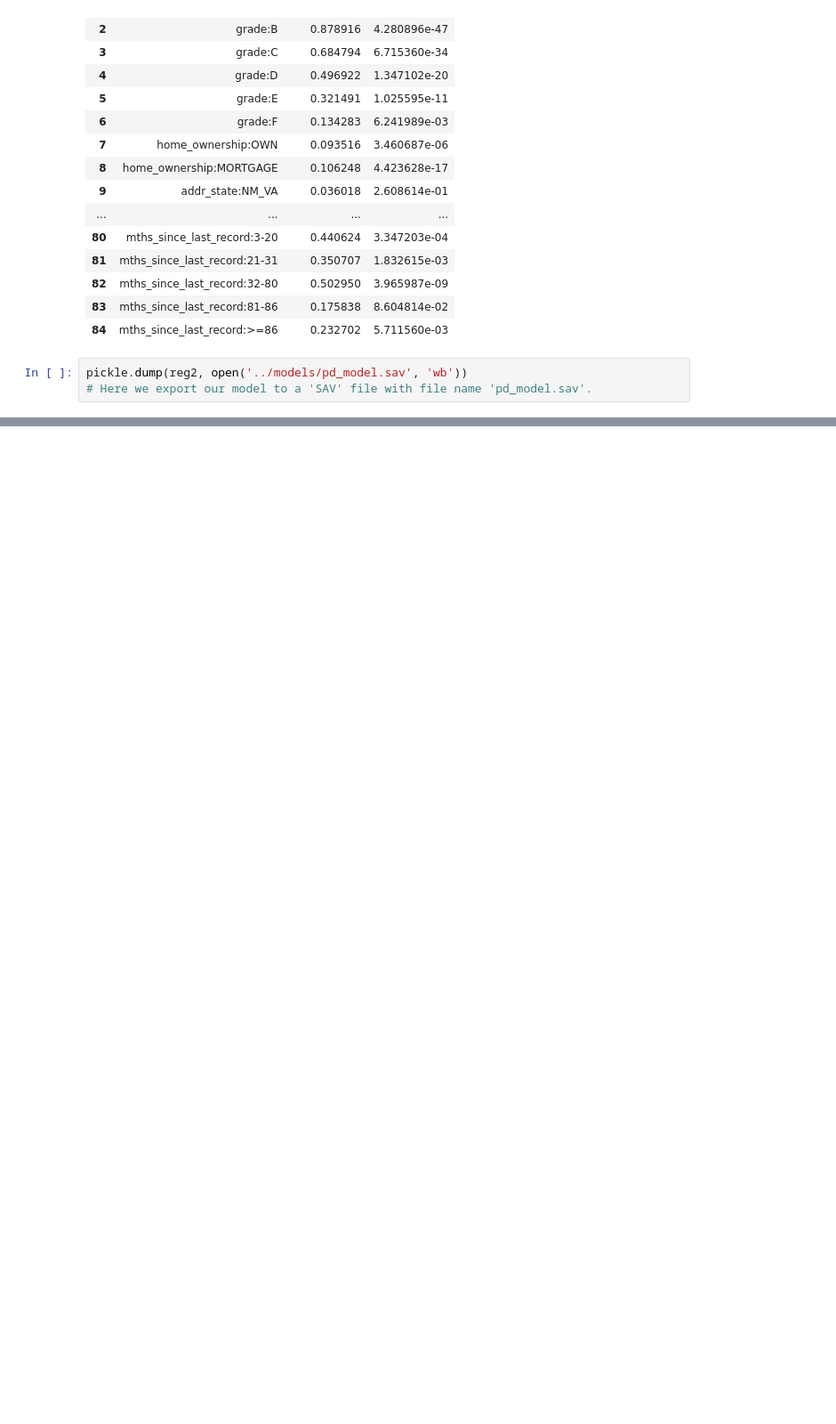
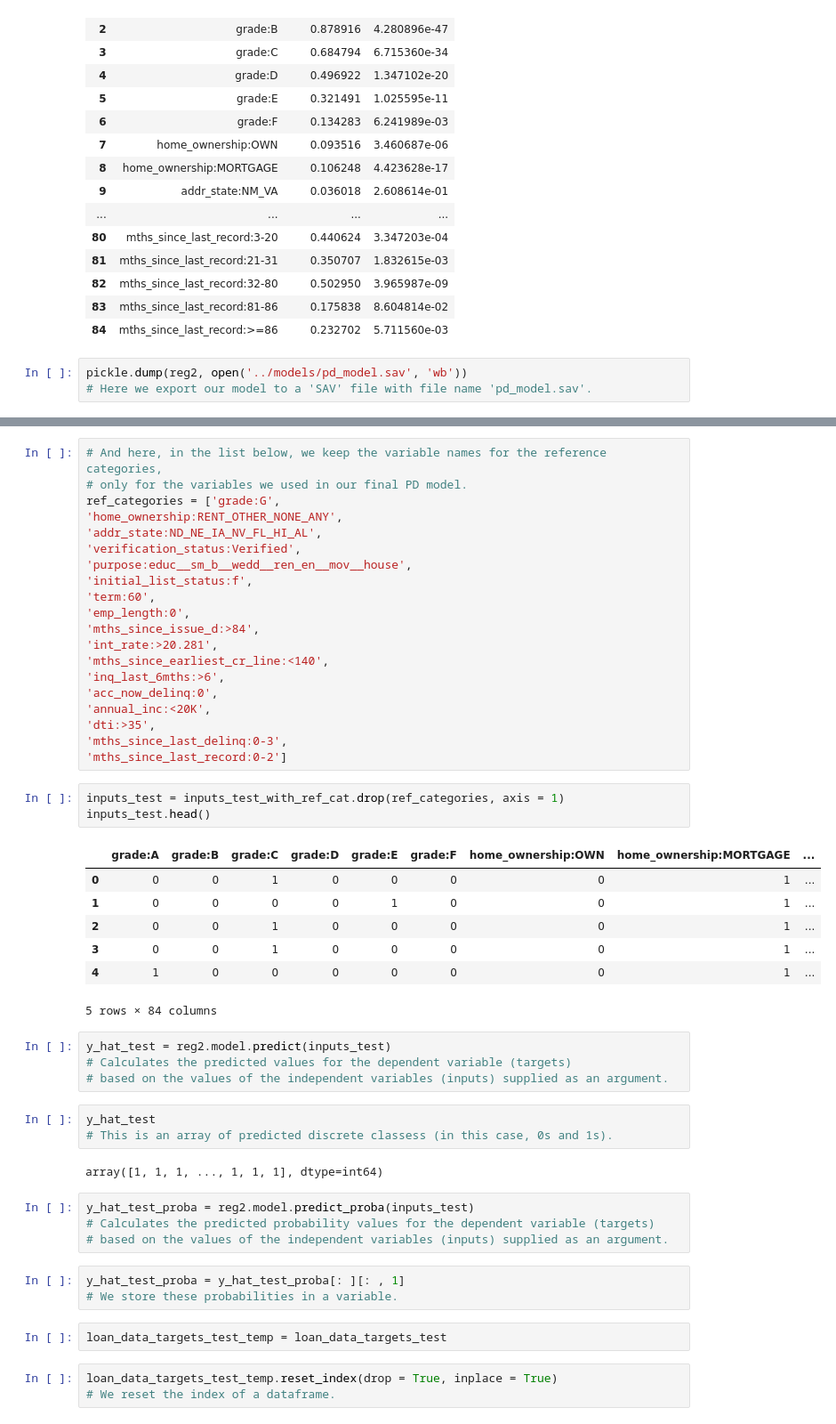
Before and after one commit to Lucas-Okamura/credit-risk-modelling, a Jupyter notebook: notebooks/pd_model.ipynb, the cells around one changed output, grey strips where cells are left out. Shown at 89% size. Saved outputs shown, nothing was run; the diff lists cells and outputs as text; blank space fills up the shorter version.

```diff
--- a/notebooks/pd_model.ipynb
+++ b/notebooks/pd_model.ipynb
@@ -615,0 +727,52 @@ pickle.dump(reg2, open('../models/pd_model.sav', 'wb'))
+# %%
+# And here, in the list below, we keep the variable names for the reference categories,
+# only for the variables we used in our final PD model.
+ref_categories = ['grade:G',
+'home_ownership:RENT_OTHER_NONE_ANY',
+'addr_state:ND_NE_IA_NV_FL_HI_AL',
+'verification_status:Verified',
+'purpose:educ__sm_b__wedd__ren_en__mov__house',
+'initial_list_status:f',
+'term:60',
+'emp_length:0',
+'mths_since_issue_d:>84',
+'int_rate:>20.281',
+'mths_since_earliest_cr_line:<140',
+'inq_last_6mths:>6',
+'acc_now_delinq:0',
+'annual_inc:<20K',
+'dti:>35',
+'mths_since_last_delinq:0-3',
+'mths_since_last_record:0-2']
+# %%
+inputs_test = inputs_test_with_ref_cat.drop(ref_categories, axis = 1)
+inputs_test.head()
+# %% [output]
+|  | grade:A | grade:B | grade:C | grade:D | grade:E | grade:F | home_ownership:OWN | home_ownership:MORTGAGE | ... |
+| 0 | 0 | 0 | 1 | 0 | 0 | 0 | 0 | 1 | ... |
+| 1 | 0 | 0 | 0 | 0 | 1 | 0 | 0 | 1 | ... |
+| 2 | 0 | 0 | 1 | 0 | 0 | 0 | 0 | 1 | ... |
+| 3 | 0 | 0 | 1 | 0 | 0 | 0 | 0 | 1 | ... |
+| 4 | 1 | 0 | 0 | 0 | 0 | 0 | 0 | 1 | ... |
+5 rows × 84 columns
+# %%
+y_hat_test = reg2.model.predict(inputs_test)
+# Calculates the predicted values for the dependent variable (targets)
+# based on the values of the independent variables (inputs) supplied as an argument.
+# %%
+y_hat_test
+# This is an array of predicted discrete classess (in this case, 0s and 1s).
+# %% [output]
+array([1, 1, 1, ..., 1, 1, 1], dtype=int64)
+# %%
+y_hat_test_proba = reg2.model.predict_proba(inputs_test)
+# Calculates the predicted probability values for the dependent variable (targets)
+# based on the values of the independent variables (inputs) supplied as an argument.
+# %%
+y_hat_test_proba = y_hat_test_proba[: ][: , 1]
+# We store these probabilities in a variable.
+# %%
+loan_data_targets_test_temp = loan_data_targets_test
+# %%
+loan_data_targets_test_temp.reset_index(drop = True, inplace = True)
+# We reset the index of a dataframe.
```
Also changed, not shown: parts of 17 cells of this notebook.
